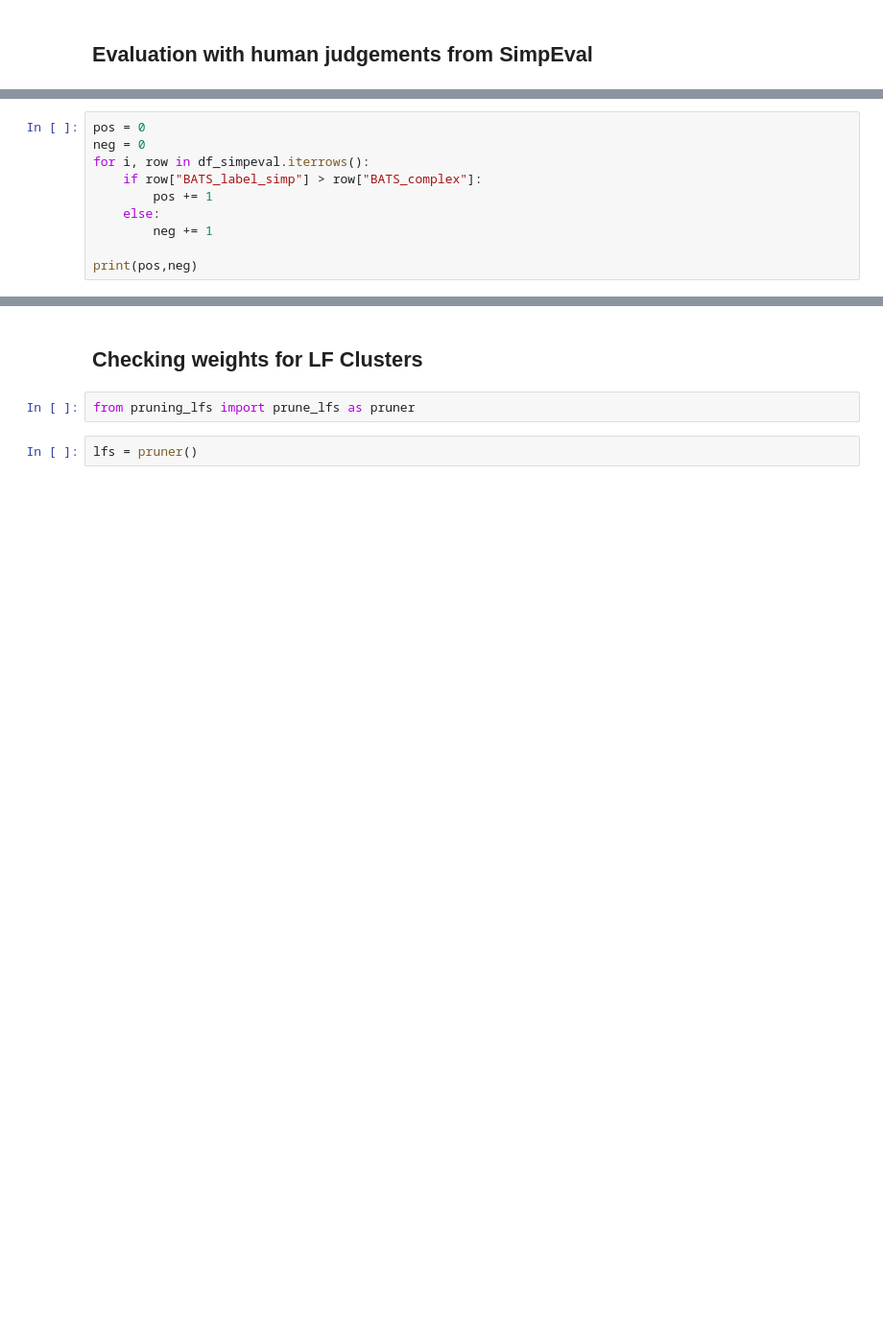
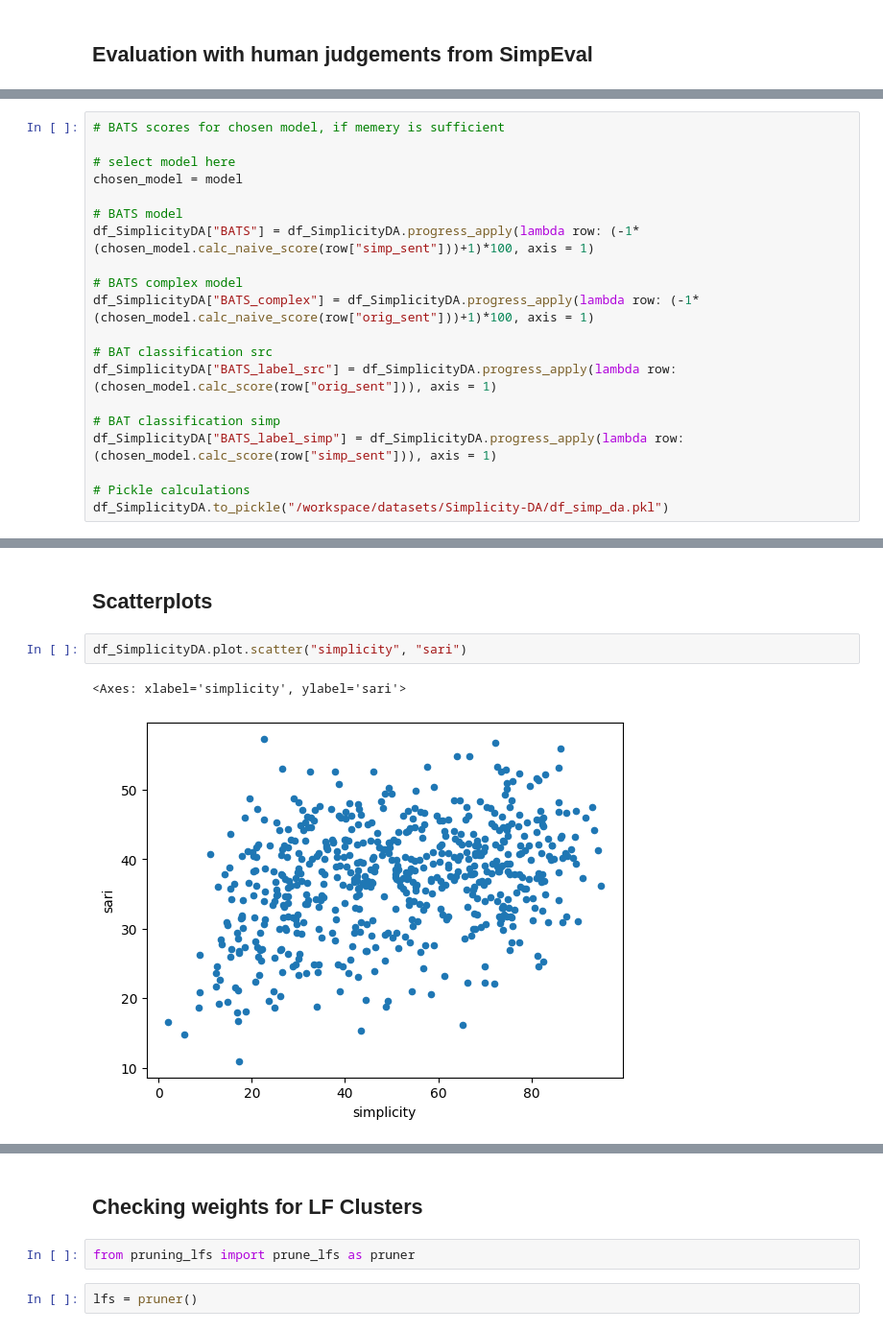
Before and after one commit to bjoernengelmann/BATS, a Jupyter notebook: workspace/lf_evaluation.ipynb, the cells around one changed output, grey strips where cells are left out. Shown at 96% size. Saved outputs shown, nothing was run; the diff lists cells and outputs as text; blank space fills up the shorter version.

```diff
--- a/workspace/lf_evaluation.ipynb
+++ b/workspace/lf_evaluation.ipynb
@@ -295,10 +55,0 @@ print(pos,neg)
-# %%
-pos = 0
-neg = 0
-for i, row in df_simpeval.iterrows():
-    if row["BATS_label_simp"] > row["BATS_complex"]:
-        pos += 1
-    else:
-        neg += 1
-
-print(pos,neg)
@@ -304,0 +127,20 @@ print(pos,neg)
+# %%
+# BATS scores for chosen model, if memery is sufficient
+
+# select model here
+chosen_model = model
+
+# BATS model
+df_SimplicityDA["BATS"] = df_SimplicityDA.progress_apply(lambda row: (-1*(chosen_model.calc_naive_score(row["simp_sent"]))+1)*100, axis = 1)
+
+# BATS complex model
+df_SimplicityDA["BATS_complex"] = df_SimplicityDA.progress_apply(lambda row: (-1*(chosen_model.calc_naive_score(row["orig_sent"]))+1)*100, axis = 1)
+
+# BAT classification src
+df_SimplicityDA["BATS_label_src"] = df_SimplicityDA.progress_apply(lambda row: (chosen_model.calc_score(row["orig_sent"])), axis = 1)
+
+# BAT classification simp
+df_SimplicityDA["BATS_label_simp"] = df_SimplicityDA.progress_apply(lambda row: (chosen_model.calc_score(row["simp_sent"])), axis = 1)
+
+# Pickle calculations
+df_SimplicityDA.to_pickle("/workspace/datasets/Simplicity-DA/df_simp_da.pkl")
@@ -304,0 +168,7 @@ print(pos,neg)
+# %% [markdown]
+## Scatterplots
+# %%
+df_SimplicityDA.plot.scatter("simplicity", "sari")
+# %% [output]
+<Axes: xlabel='simplicity', ylabel='sari'>
+[figure, added]
```
Also changed, not shown: parts of 42 cells of this notebook.
